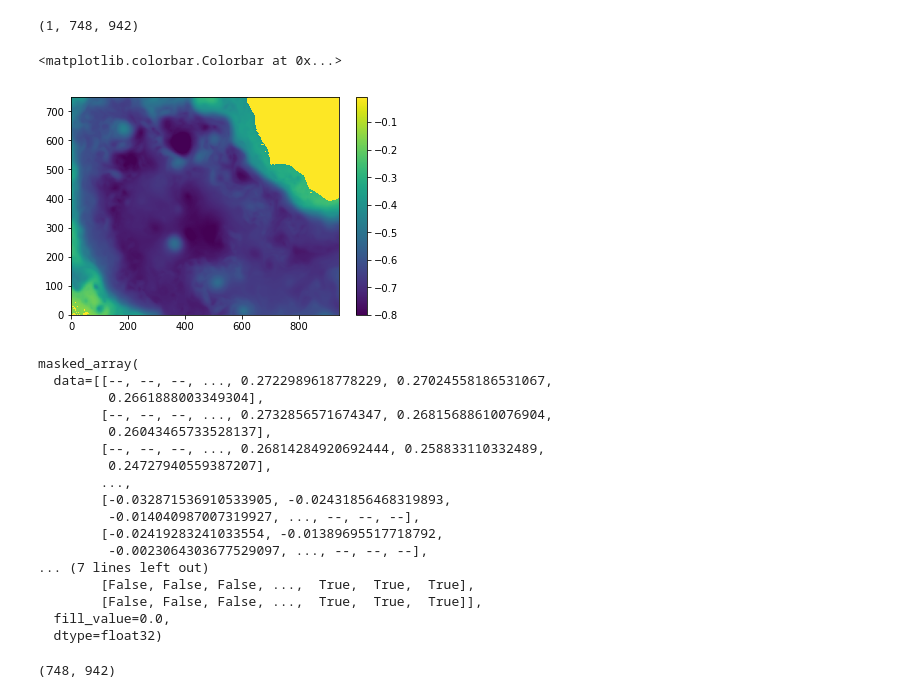
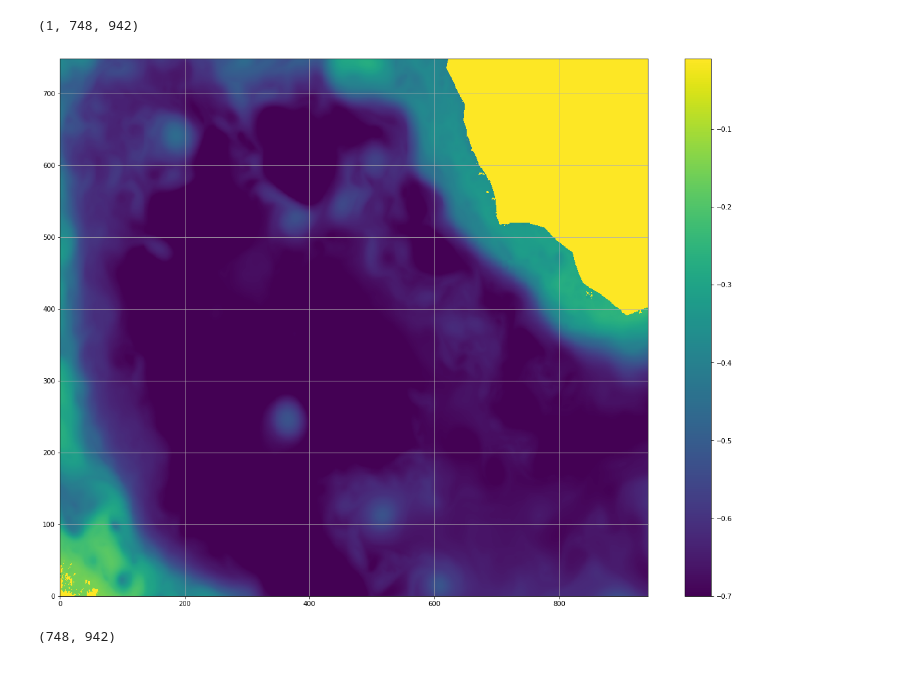
Before and after one commit to BarbotYJG/T-l-chargements-mes-notebooks, a Jupyter notebook: 2018-06-13-Affichage des données.ipynb, the cells around one changed output. Drawn from its saved outputs; the diff is of its cells as text; code cells hidden in the pictures.

```diff
--- a/2018-06-13-Affichage des données.ipynb
+++ b/2018-06-13-Affichage des données.ipynb
@@ -33,31 +33,12 @@ SOSS.shape
 # %% [output]
 (1, 748, 942)
 # %%
-plt.pcolormesh(ma.masked_invalid(np.squeeze(SOSS)),vmin=-0.8,vmax=-0.01)
+plt.figure(figsize=(20,15))
+plt.pcolormesh(ma.masked_invalid(np.squeeze(SOSS)),vmin=-0.7,vmax=-0.01)
 plt.colorbar()
+plt.grid(axis='both')
 # %% [output]
-<matplotlib.colorbar.Colorbar at 0x...>
-[figure, old version]
+[figure, new version]
-# %%
-U
-# %% [output]
-masked_array(
-  data=[[--, --, --, ..., 0.2722989618778229, 0.27024558186531067,
-         0.2661888003349304],
-        [--, --, --, ..., 0.2732856571674347, 0.26815688610076904,
-         0.26043465733528137],
-        [--, --, --, ..., 0.26814284920692444, 0.258833110332489,
-         0.24727940559387207],
-        ...,
-        [-0.032871536910533905, -0.02431856468319893,
-         -0.014040987007319927, ..., --, --, --],
-        [-0.02419283241033554, -0.01389695517718792,
-         -0.0023064303677529097, ..., --, --, --],
-... (7 lines left out)
-        [False, False, False, ...,  True,  True,  True],
-        [False, False, False, ...,  True,  True,  True]],
-  fill_value=0.0,
-  dtype=float32)
 # %%
 g = Dataset(Ufile, "r", format="NETCDF4")
 U = g.variables['vozocrtx'][0,0]
```
Also changed, not shown: 2 other files.
